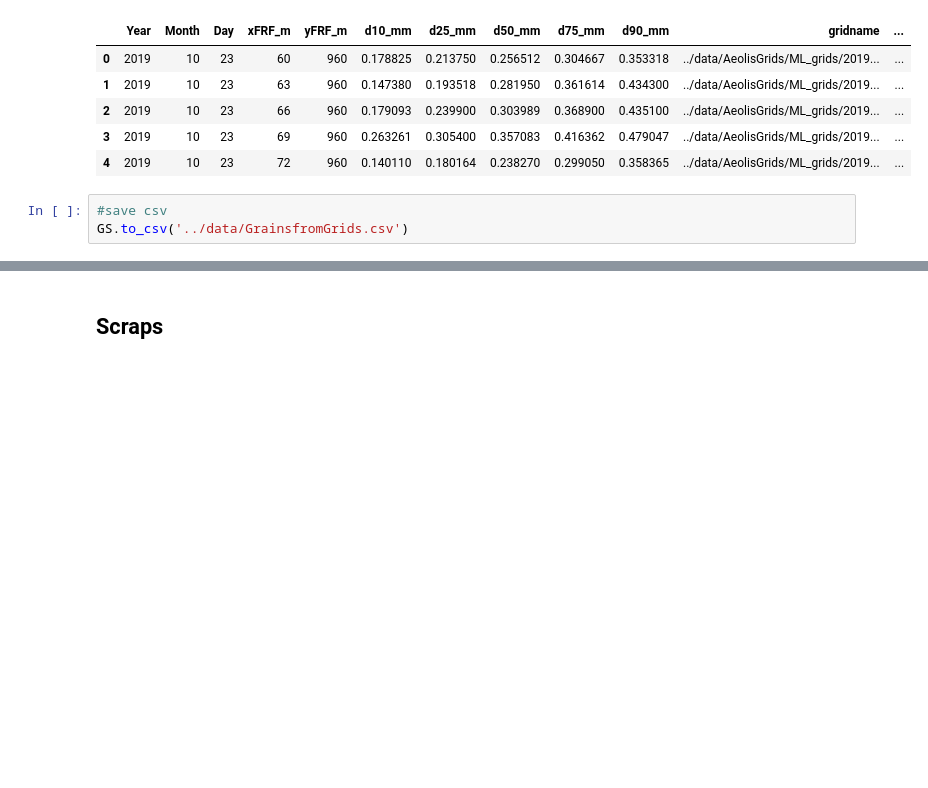
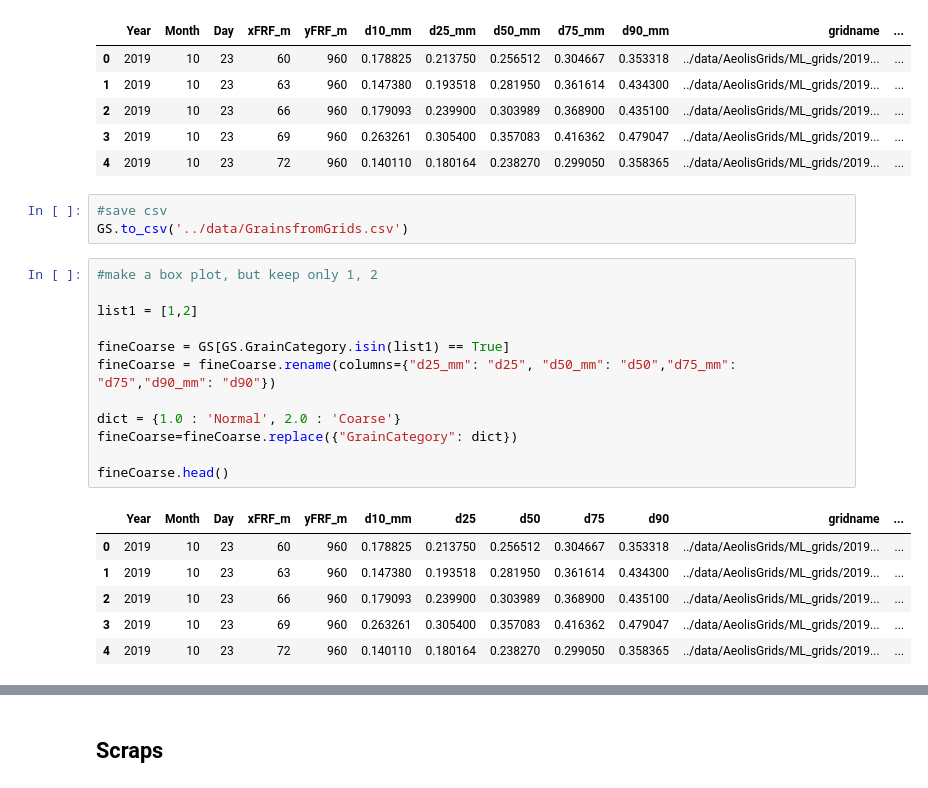
Before and after one commit to ebgoldstein/FRF_GrainSize, a Jupyter notebook: src/GrainSizeClasses_from_grids.ipynb, the cells around one changed output, grey strips where cells are left out. Drawn from its saved outputs; the diff is of its cells as text; blank space fills up the shorter version.

```diff
--- a/src/GrainSizeClasses_from_grids.ipynb
+++ b/src/GrainSizeClasses_from_grids.ipynb
@@ -79,4 +80,23 @@ GS.head()
 # %%
 #save csv
 GS.to_csv('../data/GrainsfromGrids.csv')
+# %%
+#make a box plot, but keep only 1, 2
+
+list1 = [1,2]
+
+fineCoarse = GS[GS.GrainCategory.isin(list1) == True]
+fineCoarse = fineCoarse.rename(columns={"d25_mm": "d25", "d50_mm": "d50","d75_mm": "d75","d90_mm": "d90"})
+
+dict = {1.0 : 'Normal', 2.0 : 'Coarse'}
+fineCoarse=fineCoarse.replace({"GrainCategory": dict})
+
+fineCoarse.head()
+# %% [output]
+|  | Year | Month | Day | xFRF_m | yFRF_m | d10_mm | d25 | d50 | d75 | d90 | gridname | ... |
+| 0 | 2019 | 10 | 23 | 60 | 960 | 0.178825 | 0.213750 | 0.256512 | 0.304667 | 0.353318 | ../data/AeolisGrids/ML_grids/2019... | ... |
+| 1 | 2019 | 10 | 23 | 63 | 960 | 0.147380 | 0.193518 | 0.281950 | 0.361614 | 0.434300 | ../data/AeolisGrids/ML_grids/2019... | ... |
+| 2 | 2019 | 10 | 23 | 66 | 960 | 0.179093 | 0.239900 | 0.303989 | 0.368900 | 0.435100 | ../data/AeolisGrids/ML_grids/2019... | ... |
+| 3 | 2019 | 10 | 23 | 69 | 960 | 0.263261 | 0.305400 | 0.357083 | 0.416362 | 0.479047 | ../data/AeolisGrids/ML_grids/2019... | ... |
+| 4 | 2019 | 10 | 23 | 72 | 960 | 0.140110 | 0.180164 | 0.238270 | 0.299050 | 0.358365 | ../data/AeolisGrids/ML_grids/2019... | ... |
 # %%
```
Also changed, not shown: parts of 8 cells of this notebook.
